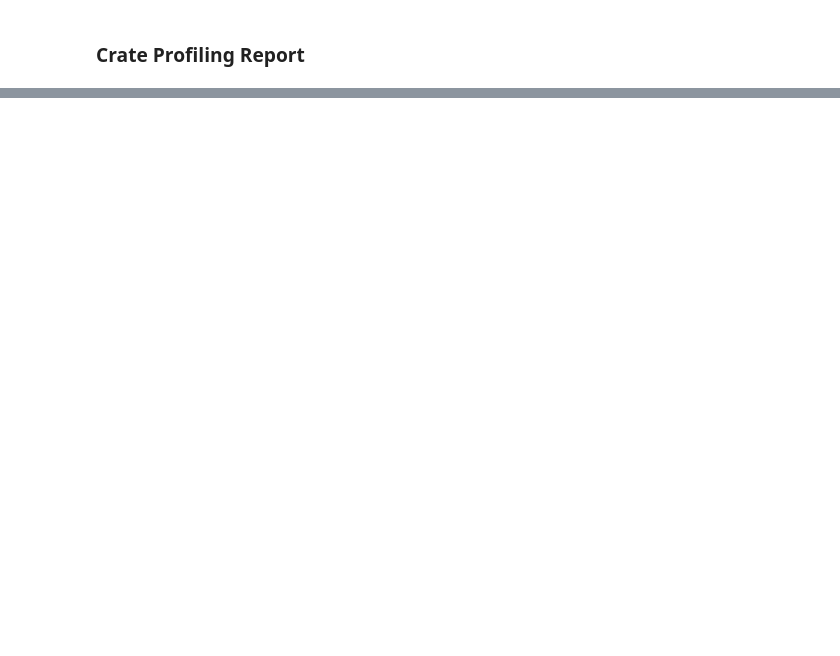
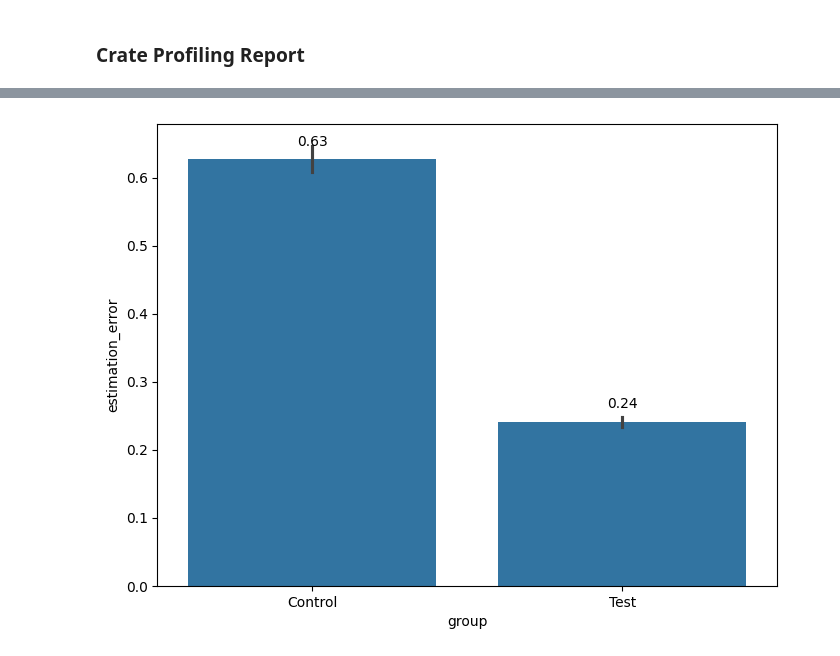
Before and after one commit to ybae92/ybae92.github.io, a Jupyter notebook: DS204_Final_Project.ipynb, the cells around one changed output, grey strips where cells are left out. Drawn from its saved outputs; the diff is of its cells as text; code cells hidden in the pictures; blank space fills up the shorter version.

```diff
--- a/DS204_Final_Project.ipynb
+++ b/DS204_Final_Project.ipynb
@@ -443,0 +520,3 @@ memory usage: 203.2+ KB
+# %%
+ab_test_df = pd.read_csv('simulated_ab_test_data_final.csv')
+display(ab_test_df.head())
@@ -443,0 +607,15 @@ memory usage: 203.2+ KB
+# %%
+import matplotlib.pyplot as plt
+import seaborn as sns
+
+plt.figure(figsize=(8,6))
+
+sns.barplot(data=ab_test_df, x="group",y="estimation_error")
+
+mean_estimation = ab_test_df.groupby("group")["estimation_error"].mean().reset_index()
+mean_estimation
+
+for i, row in mean_estimation.iterrows():
+  plt.text(i, row["estimation_error"]+0.02, f'{row["estimation_error"]:.2f}', ha='center')
+# %% [output]
+[figure, added]
```
Also changed, not shown: parts of 21 cells of this notebook.
